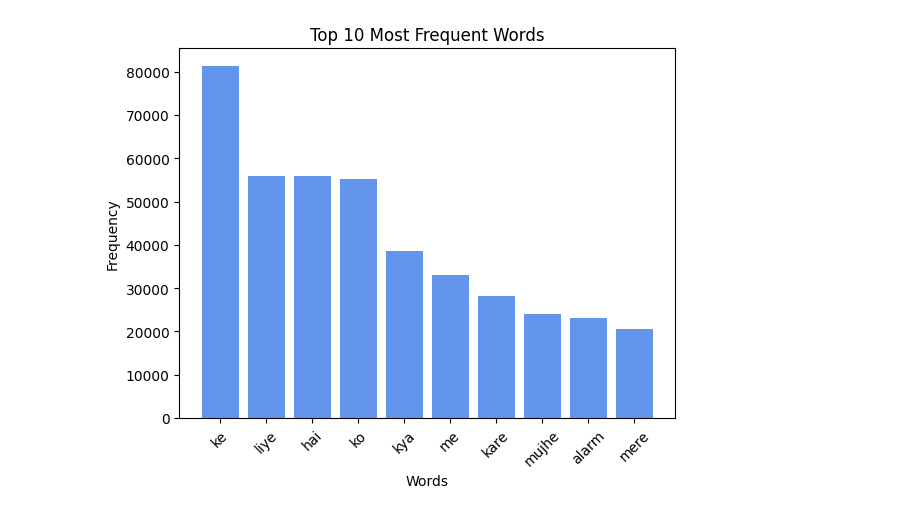
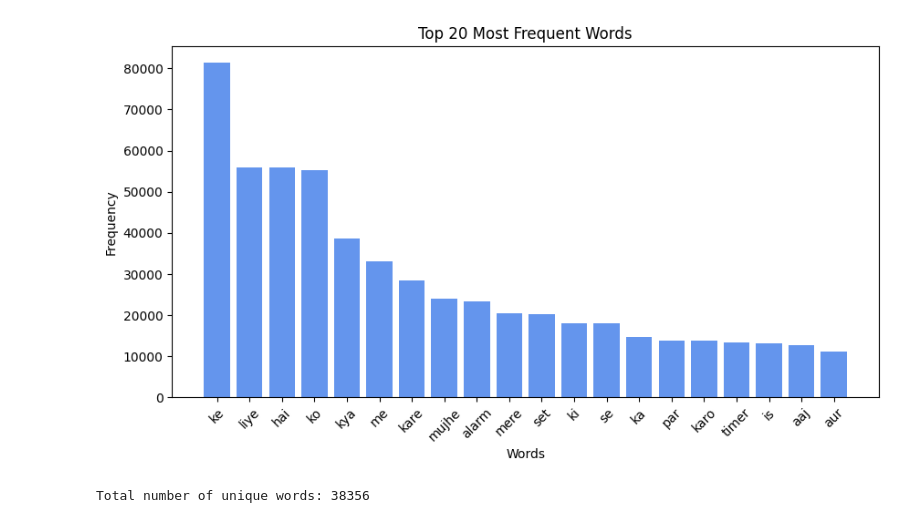
Before and after one commit to harshithamadarapu/Team16_Hinglish-Auto-suggestions, a Jupyter notebook: DataAnalysis.ipynb, the cells around one changed output. Saved outputs shown, nothing was run; the diff lists cells and outputs as text; code cells hidden in the pictures.

```diff
--- a/DataAnalysis.ipynb
+++ b/DataAnalysis.ipynb
@@ -51,10 +32,0 @@ df.head()
-# %%
-def tokenize_text(text):
-    # Spliting the text into words by spaces
-    return text.split()
-
-# Applying the tokenization function
-df['tokenized_phrases'] = df['normalized_phrases'].apply(tokenize_text)
-df[['phrases', 'tokenized_phrases']].to_csv('/content/tokenized_data.csv', index=False)
-
-df.head()
@@ -67,0 +33,6 @@ df.head()
+# %%
+# tokenize
+df['tokenized_phrases'] = df['normalized_phrases'].apply(lambda x: x.split())
+
+df.to_csv('/content/tokenized_data.csv', index=False)
+print("Tokenization complete and data saved as 'tokenized_data.csv'.")
@@ -68,16 +41,19 @@ df.head()
 # %%
 from collections import Counter
+import matplotlib.pyplot as plt
+from wordcloud import WordCloud
 
-all_tokens = [token for tokens in df['tokenized_phrases'] for token in tokens]
+# Extract all words from the tokenized dataset
+all_tokens = [token for sublist in df['tokenized_phrases'] for token in sublist]
 
-# Counting the frequency of each word
+# Count the frequency of each word
 word_freq = Counter(all_tokens)
 
-#top 10 most common words
+# Get the most common words
 most_common_words = word_freq.most_common(10)
 
-#most common words and their frequencies
-print("Most Common Words:")
+# Print the most common words
+print("Most common words:")
 for word, freq in most_common_words:
     print(f"{word}: {freq}")
 # %% [output]
@@ -109,11 +82,24 @@ plt.show()
 # %%
-# top 10 most frequent words
-words, counts = zip(*most_common_words)
+# 20 most common words
+top_n = 20
+most_common_n = word_freq.most_common(top_n)
+
+# word frequencies plotting
+words, counts = zip(*most_common_n)
+
+plt.figure(figsize=(10, 5))
 plt.bar(words, counts, color='cornflowerblue')
-plt.title('Top 10 Most Frequent Words')
+plt.title(f'Top {top_n} Most Frequent Words')
 plt.xlabel('Words')
 plt.ylabel('Frequency')
 plt.xticks(rotation=45)
 plt.show()
 # %% [output]
-[figure, old version]
+[figure, new version]
+# %%
+unique_words = set(all_tokens)
+
+# no.of unique words
+print(f"Total number of unique words: {len(unique_words)}")
+# %% [output]
+Total number of unique words: 38356
```
Also changed, not shown: parts of 7 cells of this notebook.
